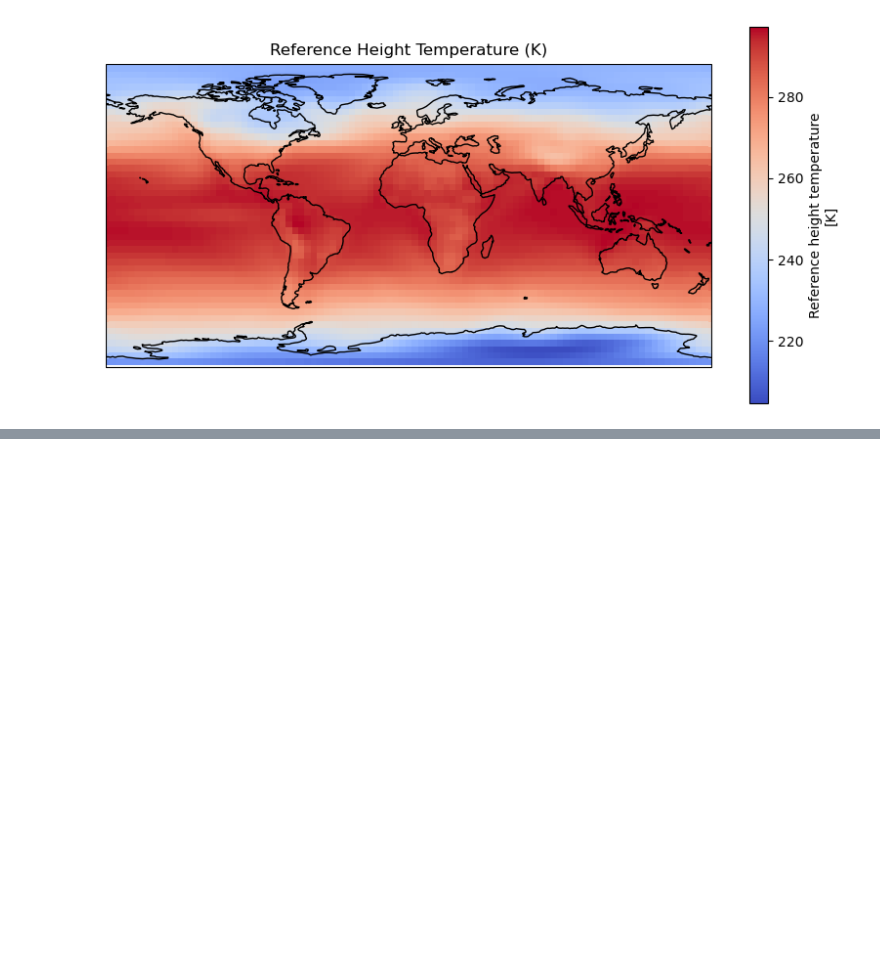
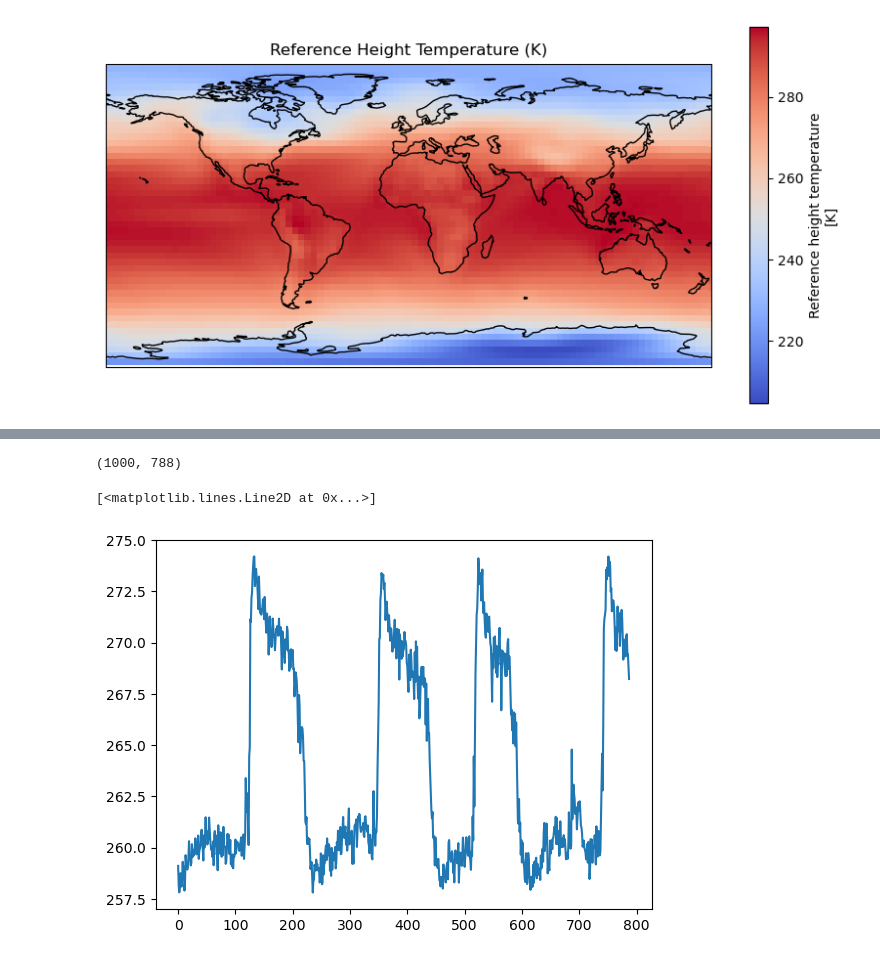
Before and after one commit to Peisong-Zheng/Paleoclimate_causality, a Jupyter notebook: CCSM4_data_processing.ipynb, the cells around one changed output, grey strips where cells are left out. Saved outputs shown, nothing was run; the diff lists cells and outputs as text; code cells hidden in the pictures; blank space fills up the shorter version.

```diff
--- a/CCSM4_data_processing.ipynb
+++ b/CCSM4_data_processing.ipynb
@@ -86,0 +269,14 @@ plt.show()
+# %%
+# read the bootstrap_means_da
+import xarray as xr
+
+TEMP_bootstrap_means = xr.open_dataarray('D:/VScode/Paleoclimate_causality/CCSM4_ANN_data/processed/TEMP_bootstrap_means.nc')
+# %%
+TEMP_bootstrap_means.values.shape
+# %% [output]
+(1000, 788)
+# %%
+plt.plot(TEMP_bootstrap_means.values[0, :])
+# %% [output]
+[<matplotlib.lines.Line2D at 0x...>]
+[figure, added]
```
Also changed, not shown: parts of 9 cells of this notebook, 7 other files.
